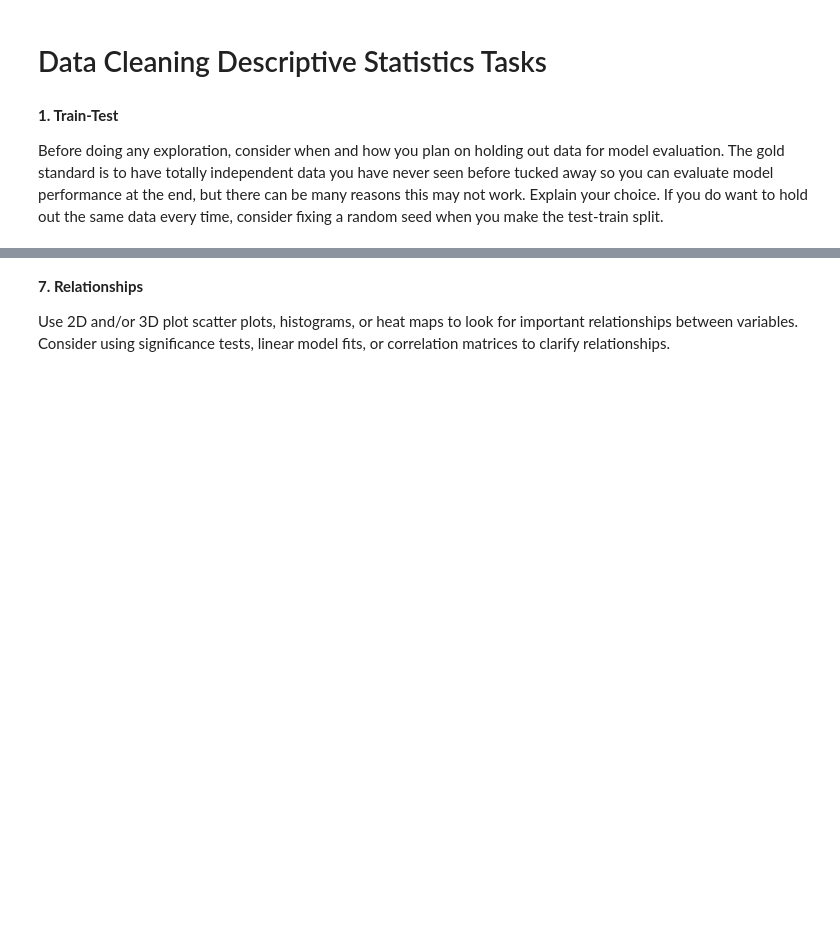
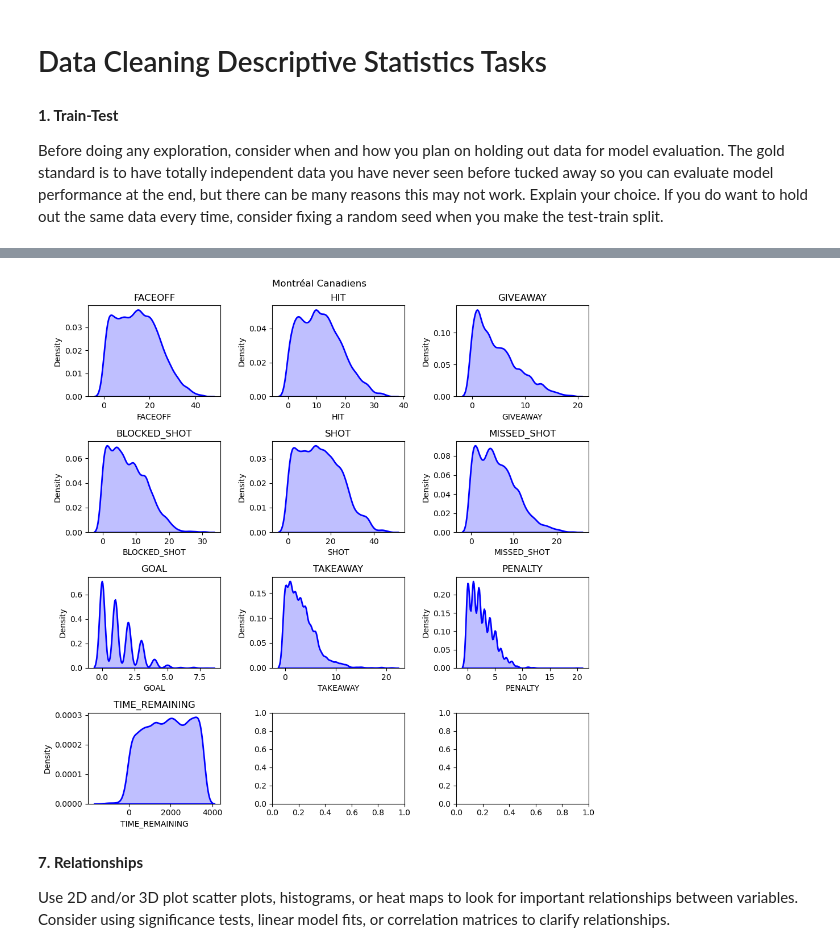
Before and after one commit to jeffxhansen/NHL_Win_Predictor, a Jupyter notebook: data_analysis.ipynb, the cells around one changed output, grey strips where cells are left out. Saved outputs shown, nothing was run; the diff lists cells and outputs as text; code cells hidden in the pictures; blank space fills up the shorter version.

```diff
--- a/data_analysis.ipynb
+++ b/data_analysis.ipynb
@@ -31,3 +173,8 @@ Use a histogram or KDE to visualize the distribution of key variables. Consider
+# %%
+# Plot KDEs for the second team.
+plot_kde(team_2_games, team_2)
+# %% [output]
+[figure, added]
 # %% [markdown]
 **7. Relationships**
 
```
Also changed, not shown: parts of 19 cells of this notebook.
